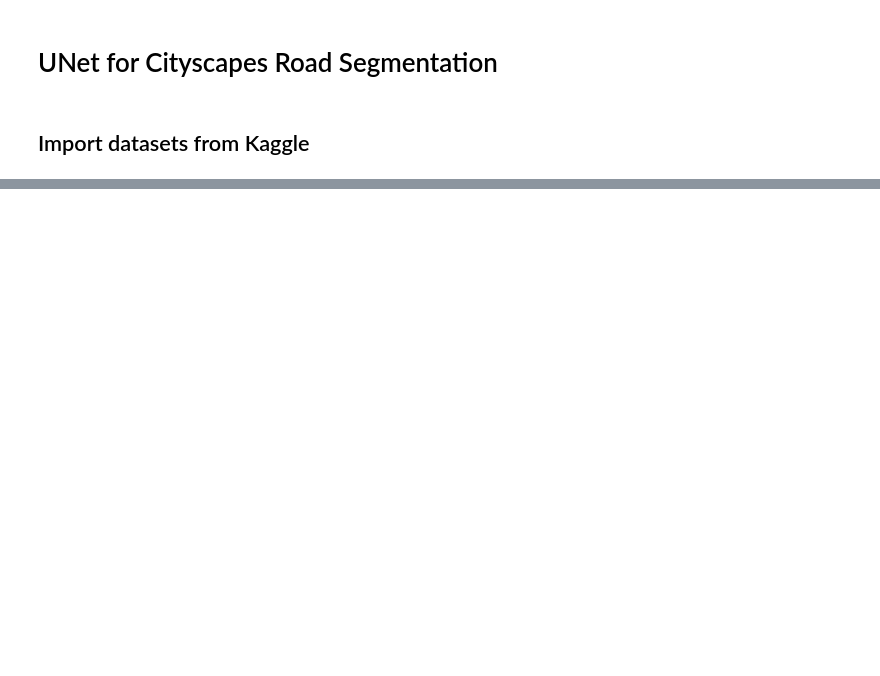
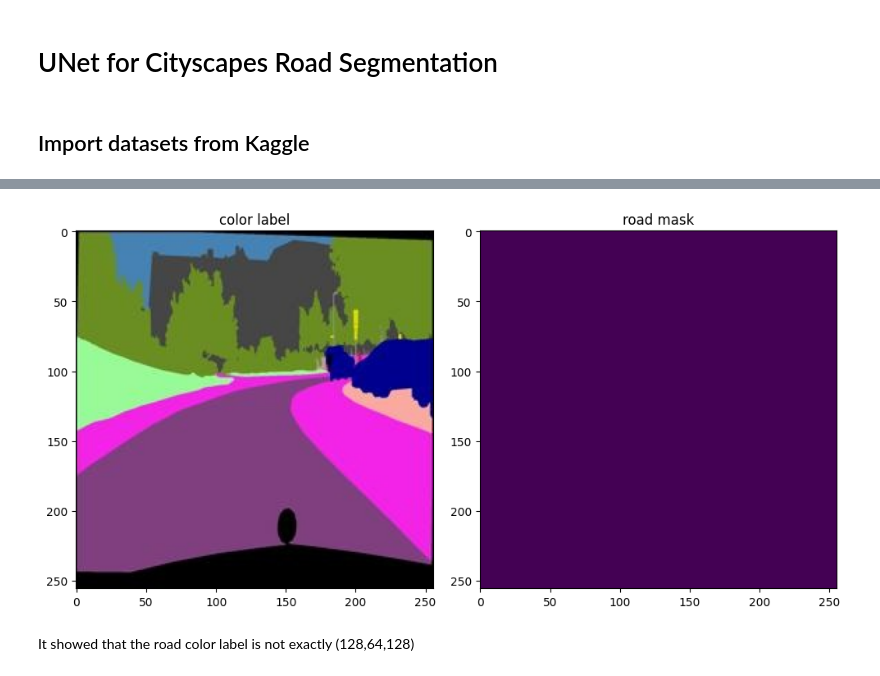
Before and after one commit to WeilongYE/unet-for-cityscapes-road-segmentation, a Jupyter notebook: unet_for_cityscapes_road_segmentation.ipynb, the cells around one changed output, grey strips where cells are left out. Drawn from its saved outputs; the diff is of its cells as text; code cells hidden in the pictures; blank space fills up the shorter version.

```diff
--- a/unet_for_cityscapes_road_segmentation.ipynb
+++ b/unet_for_cityscapes_road_segmentation.ipynb
@@ -49,0 +113,15 @@ Downloading cityscapes-image-pairs.zip to /content
+# %%
+# Extract road binary mask based on the road color
+road_color = (128, 64, 128)
+road_mask = np.all(y == road_color, axis=-1).astype(np.uint8)
+fig, axis = plt.subplots(1, 2, figsize=(10, 5))
+axis[0].imshow(y)
+axis[0].set_title("color label")
+axis[1].imshow(road_mask)
+axis[1].set_title("road mask")
+plt.tight_layout()
+plt.show()
+# %% [output]
+[figure, added]
+# %% [markdown]
+It showed that the road color label is not exactly (128,64,128)
```
Also changed, not shown: parts of 9 cells of this notebook.
